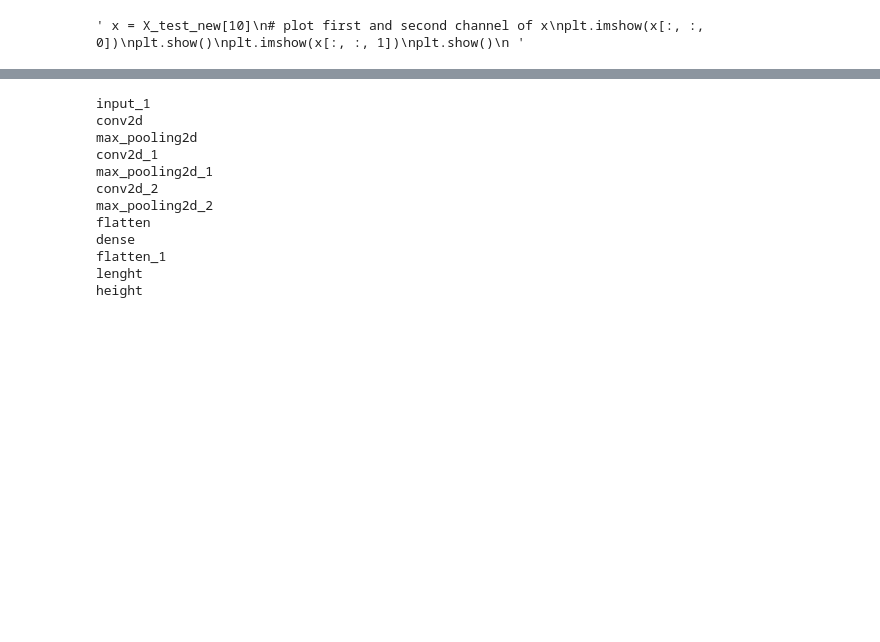
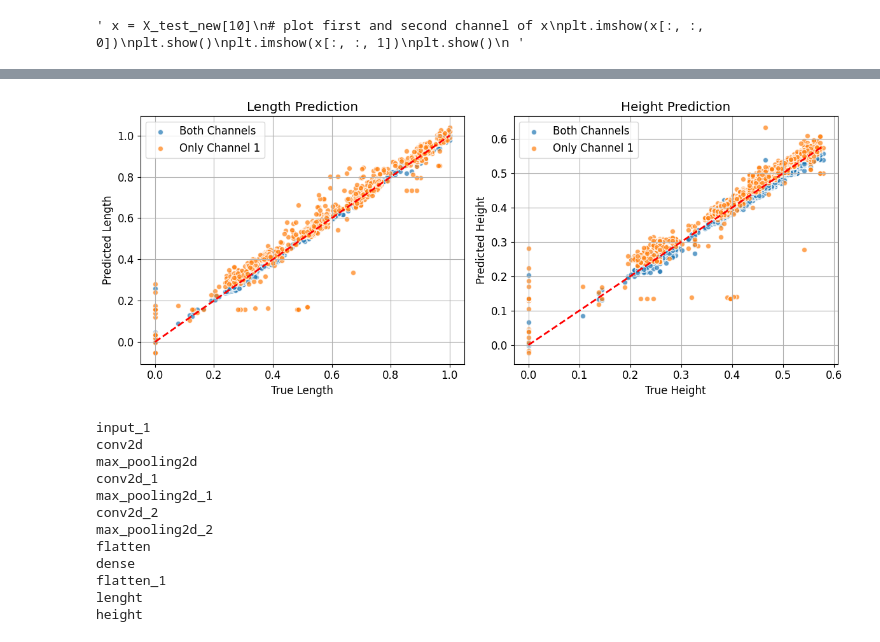
Before and after one commit to jpsousaUP/SSL_Project_1, a Jupyter notebook: notebooks/LPR/Control/Seminar_simple_1 copy.ipynb, the cells around one changed output, grey strips where cells are left out. Drawn from its saved outputs; the diff is of its cells as text; code cells hidden in the pictures; blank space fills up the shorter version.

```diff
--- a/notebooks/LPR/Control/Seminar_simple_1 copy.ipynb
+++ b/notebooks/LPR/Control/Seminar_simple_1 copy.ipynb
@@ -345,0 +378,14 @@ plt.show()
+# %%
+# compile model
+optimizer = tf.keras.optimizers.Adam(lr=learning_rate)
+model_2.compile(optimizer=optimizer, loss='mse') #, metrics=['mse'])  # Using Mean Squared Error (mse) as the loss
+# print model summary
+model_2.summary()
+
+# train model
+history_2 = model_2.fit(x=X_train[:, :, :, 0],
+                    y=[y_train[:, 0], y_train[:, 1]],
+                    batch_size=battch_size,
+                    epochs=epochs,
+                    verbose=1,
+                    validation_split=validation_split)
@@ -345,0 +411,41 @@ plt.show()
+# %%
+y_pred_l_new, y_pred_h_new = model_2.predict(X_test[:, :, :, 0])
+r2_l_new = r2_score(y_test[:,0], y_pred_l_new)
+r2_h_new = r2_score(y_test[:,1], y_pred_h_new)
+
+print("r2 score: ", r2_l_new, r2_h_new)
+
+import matplotlib.pyplot as plt
+
+# Increase overall text size
+plt.rcParams.update({'font.size': 12})
+
+# Create subplots
+fig, axs = plt.subplots(1, 2, figsize=(12, 5))
+
+# Plotting the first scatter plot (length prediction)
+axs[0].scatter(y_test[:, 0], y_pred_l, alpha=0.7, edgecolors='w', label='Both Channels')
+axs[0].scatter(y_test[:, 0], y_pred_l_new, alpha=0.7, edgecolors='w', label='Only Channel 1')
+axs[0].plot([min(y_test[:, 0]), max(y_test[:, 0])], [min(y_test[:, 0]), max(y_test[:, 0])], '--', color='red', linewidth=2)
+axs[0].set_title("Length Prediction")
+axs[0].set_xlabel("True Length")
+axs[0].set_ylabel("Predicted Length")
+axs[0].legend()
+axs[0].grid(True)
+
+# Plotting the second scatter plot (height prediction)
+axs[1].scatter(y_test[:, 1], y_pred_h, alpha=0.7, edgecolors='w', label='Both Channels')
+axs[1].scatter(y_test[:, 1], y_pred_h_new, alpha=0.7, edgecolors='w', label='Only Channel 1')
+axs[1].plot([min(y_test[:, 1]), max(y_test[:, 1])], [min(y_test[:, 1]), max(y_test[:, 1])], '--', color='red', linewidth=2)
+axs[1].set_title("Height Prediction")
+axs[1].set_xlabel("True Height")
+axs[1].set_ylabel("Predicted Height")
+axs[1].legend()
+axs[1].grid(True)
+
+# Adjust layout for better visualization
+plt.tight_layout()
+
+# Show the plot
+plt.show()
+# %% [output]
@@ -346,3 +454,4 @@ plt.show()
+[figure, added]
 # %%
 # print layer names
 for layer in model.layers:
```
Also changed, not shown: parts of 15 cells of this notebook.
